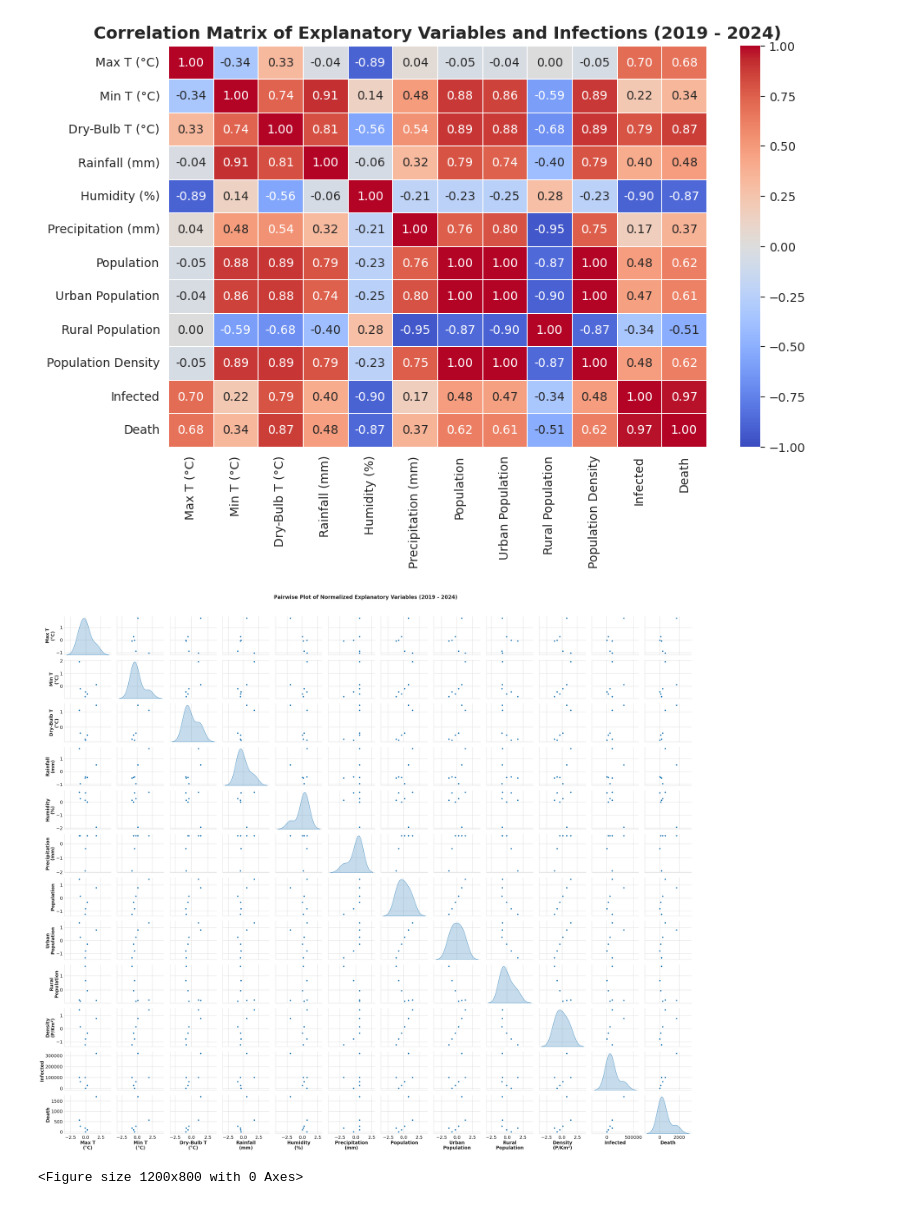
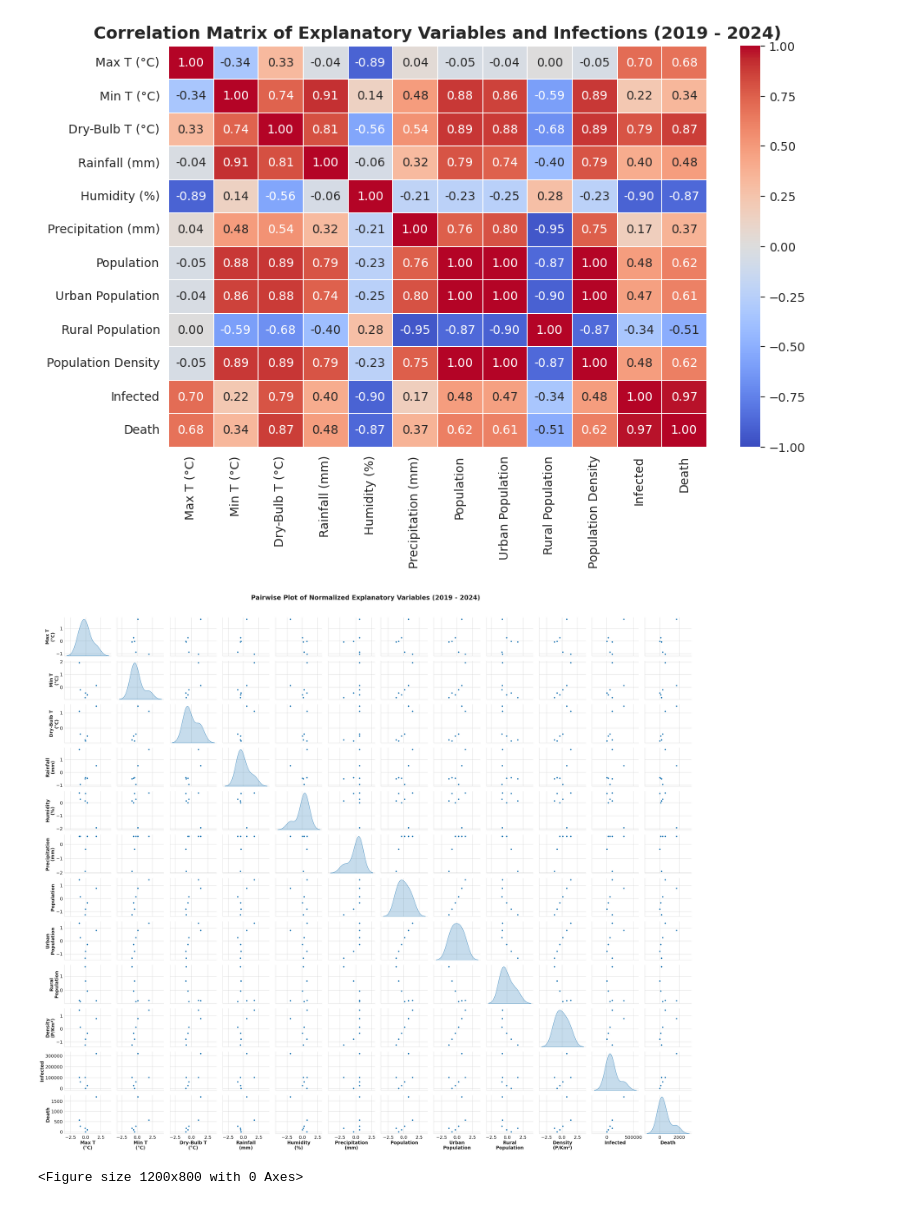
Before and after one commit to awnonbhowmik/DENV-Data-Analysis, a Jupyter notebook: main_endemic.ipynb, the cells around one changed output. Saved outputs shown, nothing was run; the diff lists cells and outputs as text; code cells hidden in the pictures.

```diff
--- a/main_endemic.ipynb
+++ b/main_endemic.ipynb
@@ -267,35 +267,35 @@ for ax_row in pairplot.axes:
             if x_label and x_label in axis_label_map:
                 ax.set_xlabel(axis_label_map[x_label])
             # Update y-axis label if in the map
             if y_label and y_label in axis_label_map:
                 ax.set_ylabel(axis_label_map[y_label])
 
 # # adjust axis limits only for the diagonal plots
 # for ax in pairplot.diag_axes:
 #     ax.set_xlim(-1, 1)
 #     ax.set_ylim(0, 0.5)
 
 for ax in pairplot.axes.flatten():
     if ax:  # Check if axis exists
         ax.set_xlabel(ax.get_xlabel(), fontsize=18, fontweight="bold")
         ax.set_ylabel(ax.get_ylabel(), fontsize=18, fontweight="bold")
         ax.tick_params(axis="both", labelsize=18)  # Increase tick label size
 
 # Add a main title
 plt.suptitle(
     "Pairwise Plot of Normalized Explanatory Variables (2019 - 2024)",
-    fontsize=20,
+    fontsize=25,
     fontweight="bold",
     y=1.02,
 )
 
 # Adjust layout for better display
 plt.tight_layout()
 
 # Display the pairplot
 plt.show()
 # %% [output]
-[figure, old version]
+[figure, new version]
 # %%
 import pandas as pd
 from statsmodels.tsa.seasonal import seasonal_decompose
```
Also changed, not shown: 1 other file.
